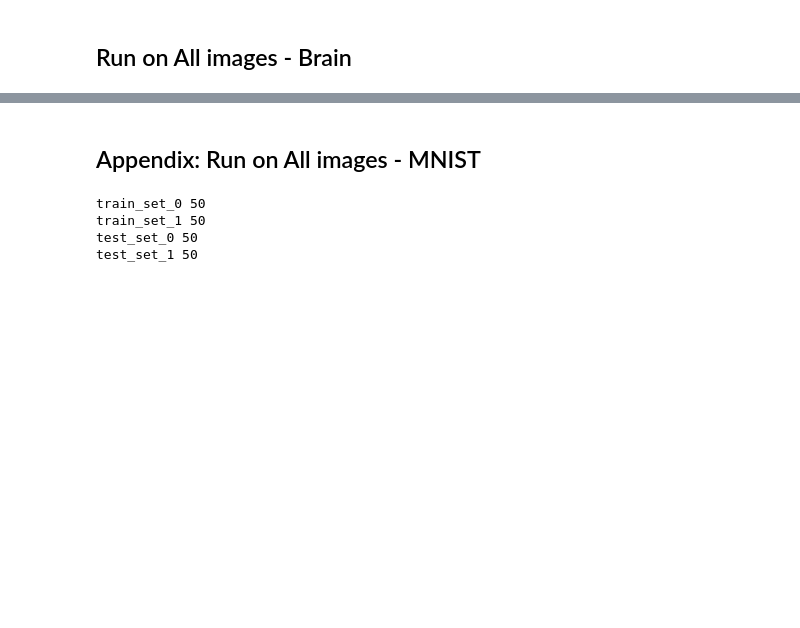
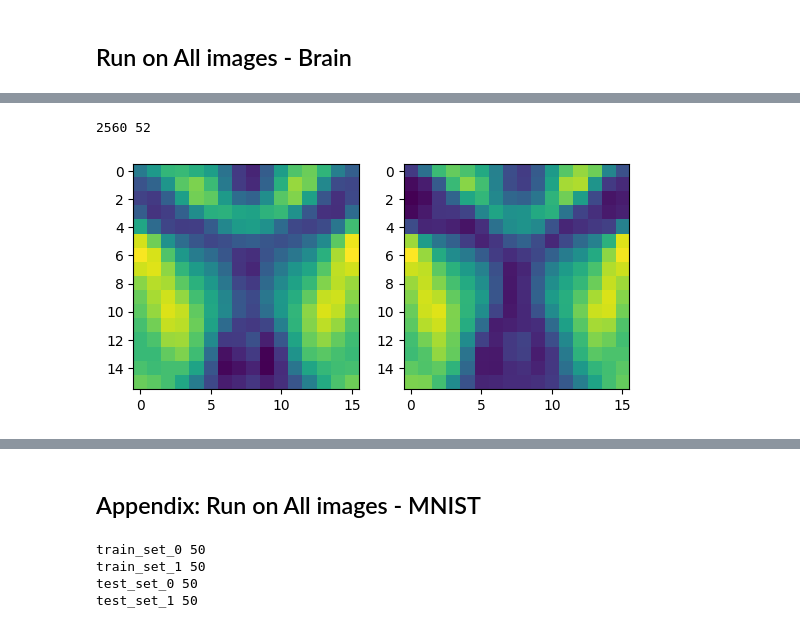
Before and after one commit to PrinceJavier/qnt_alzmrs_pred, a Jupyter notebook: get_theta_rep.ipynb, the cells around one changed output, grey strips where cells are left out. Cells and saved outputs as stored; diff of their text form; code cells hidden in the pictures; blank space fills up the shorter version.

```diff
--- a/get_theta_rep.ipynb
+++ b/get_theta_rep.ipynb
@@ -135,0 +182,23 @@ plt.show()
+# %%
+train_set_0 = glob.glob("data/train/NonDemented/*.jpg")
+train_set_1 = []
+for k in ['Moderate']:
+    train_set_1 += glob.glob(f"data/train/{k}Demented/*.jpg")
+# %%
+train_set_0b = np.array([load_transform(f, img_size=img_size, flatten=False, contrast=1) for f in train_set_0])
+train_set_1b = np.array([load_transform(f, img_size=img_size, flatten=False, contrast=1) for f in train_set_1])
+
+print(len(train_set_0b), len(train_set_1b))
+
+f, axs = plt.subplots(1, 2)
+train_set_0_mean = train_set_0b.mean(axis=0)
+train_set_1_mean = train_set_1b.mean(axis=0)
+
+axs[0].imshow(train_set_0_mean)
+axs[1].imshow(train_set_1_mean)
+
+np.save('data/processed/train_set_0_mean.npy', train_set_0_mean)
+np.save('data/processed/train_set_1_mean.npy', train_set_1_mean)
+# %% [output]
+2560 52
+[figure, added]
```
Also changed, not shown: parts of 15 cells of this notebook.
